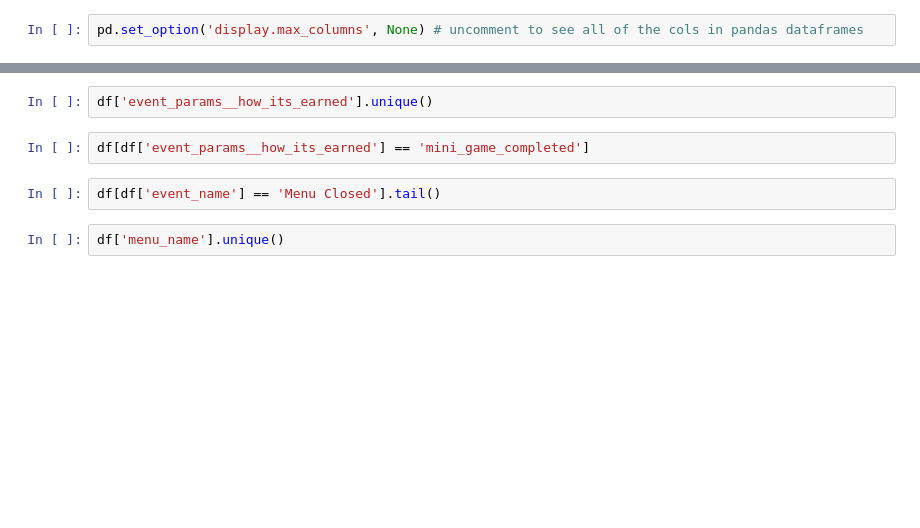
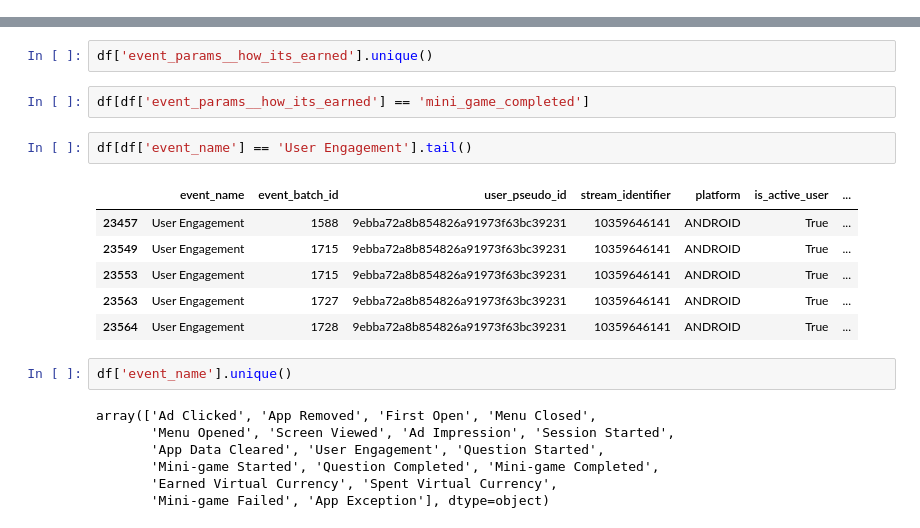
Before and after one commit to nocsaren/emoji-oracle-analytics, a Jupyter notebook: prepare_data.ipynb, the cells around one changed output, grey strips where cells are left out. Saved outputs shown, nothing was run; the diff lists cells and outputs as text; blank space fills up the shorter version.

```diff
--- a/prepare_data.ipynb
+++ b/prepare_data.ipynb
@@ -76,8 +98,6 @@ print(f"Data loaded with {len(raw_data)} rows and {len(raw_data.columns)} column
 # %%
 # Load the JSON data into a DataFrame
 df = pd.read_json(DATA_PATH)
-# %%
-pd.set_option('display.max_columns', None) # uncomment to see all of the cols in pandas dataframes
 # %%
 # --- Flatten the DataFrame ---
 df = pd.DataFrame([flatten_row(row) for _, row in df.iterrows()]) # for wtfs refer to ./modules/flattening_json.py
@@ -494,6 +529,20 @@ df['event_params__how_its_earned'].unique()
 # %%
 df[df['event_params__how_its_earned'] == 'mini_game_completed']
 # %%
-df[df['event_name'] == 'Menu Closed'].tail()
+df[df['event_name'] == 'User Engagement'].tail()
+# %% [output]
+|  | event_name | event_batch_id | user_pseudo_id | stream_identifier | platform | is_active_user | ... |
+| 23457 | User Engagement | 1588 | 9ebba72a8b854826a91973f63bc39231 | 10359646141 | ANDROID | True | ... |
+| 23549 | User Engagement | 1715 | 9ebba72a8b854826a91973f63bc39231 | 10359646141 | ANDROID | True | ... |
+| 23553 | User Engagement | 1715 | 9ebba72a8b854826a91973f63bc39231 | 10359646141 | ANDROID | True | ... |
+| 23563 | User Engagement | 1727 | 9ebba72a8b854826a91973f63bc39231 | 10359646141 | ANDROID | True | ... |
+| 23564 | User Engagement | 1728 | 9ebba72a8b854826a91973f63bc39231 | 10359646141 | ANDROID | True | ... |
 # %%
-df['menu_name'].unique()
+df['event_name'].unique()
+# %% [output]
+array(['Ad Clicked', 'App Removed', 'First Open', 'Menu Closed',
+       'Menu Opened', 'Screen Viewed', 'Ad Impression', 'Session Started',
+       'App Data Cleared', 'User Engagement', 'Question Started',
+       'Mini-game Started', 'Question Completed', 'Mini-game Completed',
+       'Earned Virtual Currency', 'Spent Virtual Currency',
+       'Mini-game Failed', 'App Exception'], dtype=object)
```
Also changed, not shown: parts of 6 cells of this notebook, 23 other files.
